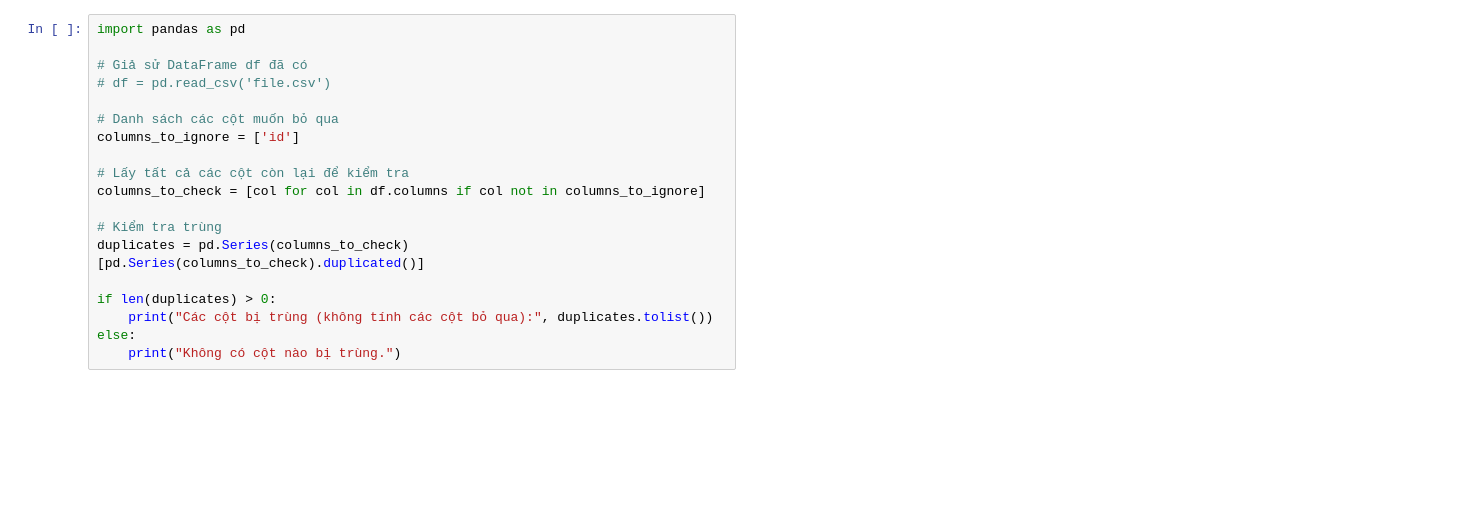
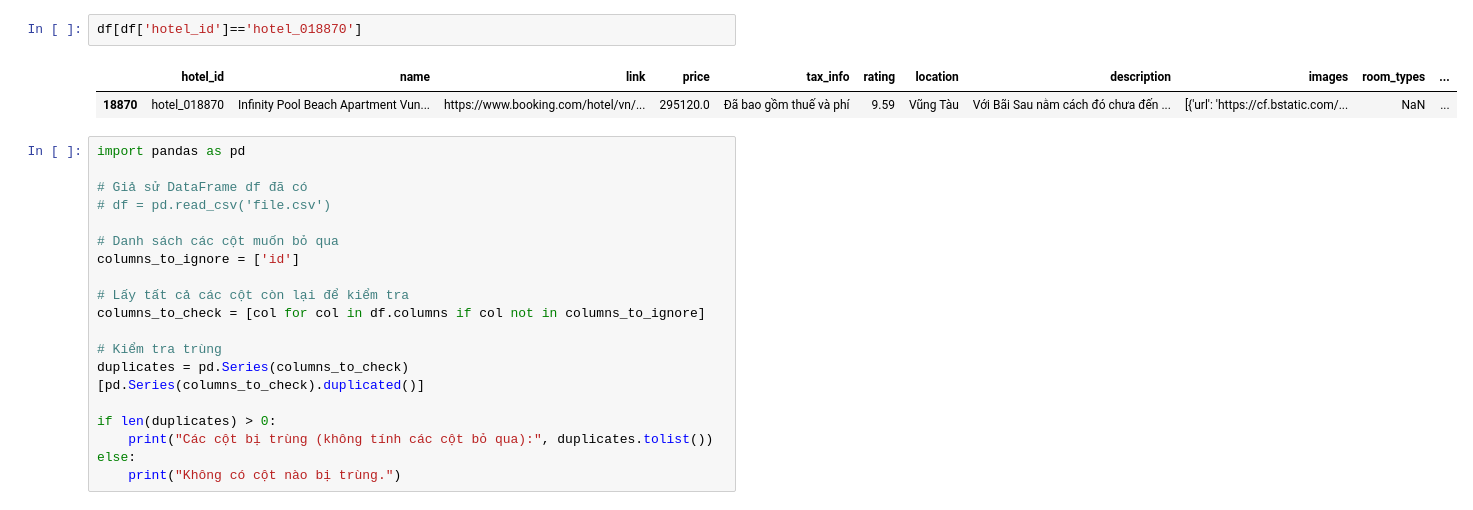
Before and after one commit to ltdoanh2004/Grab-project, a Jupyter notebook: ai/model/src/utils/prepare_data.ipynb, the cells around one changed output. Cells and saved outputs as stored; diff of their text form; blank space fills up the shorter version.

```diff
--- a/ai/model/src/utils/prepare_data.ipynb
+++ b/ai/model/src/utils/prepare_data.ipynb
@@ -10,6 +10,11 @@ df.head()
 | 2 | hotel_000002 | Luli Homestay - 40m Newly Built H... | https://www.booking.com/hotel/vn/... | 390000.0 | Đã bao gồm thuế và phí | 7.67 | Quận Ba Đình, Hà Nội | Với khu vườn và sân hiên, Luli Ho... | [{'url': 'https://cf.bstatic.com/... | [{'name': 'Phòng Superior Có Giườ... | ... |
 | 3 | hotel_000003 | Hera Palace Apartment - Ba Đình | https://www.booking.com/hotel/vn/... | 337500.0 | Đã bao gồm thuế và phí | 7.87 | Quận Ba Đình, Hà Nội | Nằm ở Hà Nội, cách Trung tâm th... | [{'url': 'https://cf.bstatic.com/... | [{'name': 'Phòng Superior Giường ... | ... |
 | 4 | hotel_000004 | Nam Cường X Hotel | https://www.booking.com/hotel/vn/... | 324000.0 | Đã bao gồm thuế và phí | 8.38 | Cau Giay, Hà Nội | Tọa lạc ở Hà Nội, cách Bảo tàng... | [{'url': 'https://cf.bstatic.com/... | [{'name': 'Phòng Superior Giường ... | ... |
+# %%
+df[df['hotel_id']=='hotel_018870']
+# %% [output]
+|  | hotel_id | name | link | price | tax_info | rating | location | description | images | room_types | ... |
+| 18870 | hotel_018870 | Infinity Pool Beach Apartment Vun... | https://www.booking.com/hotel/vn/... | 295120.0 | Đã bao gồm thuế và phí | 9.59 | Vũng Tàu | Với Bãi Sau nằm cách đó chưa đến ... | [{'url': 'https://cf.bstatic.com/... | NaN | ... |
 # %%
 import pandas as pd
 
```
Also changed, not shown: 3 other files.
